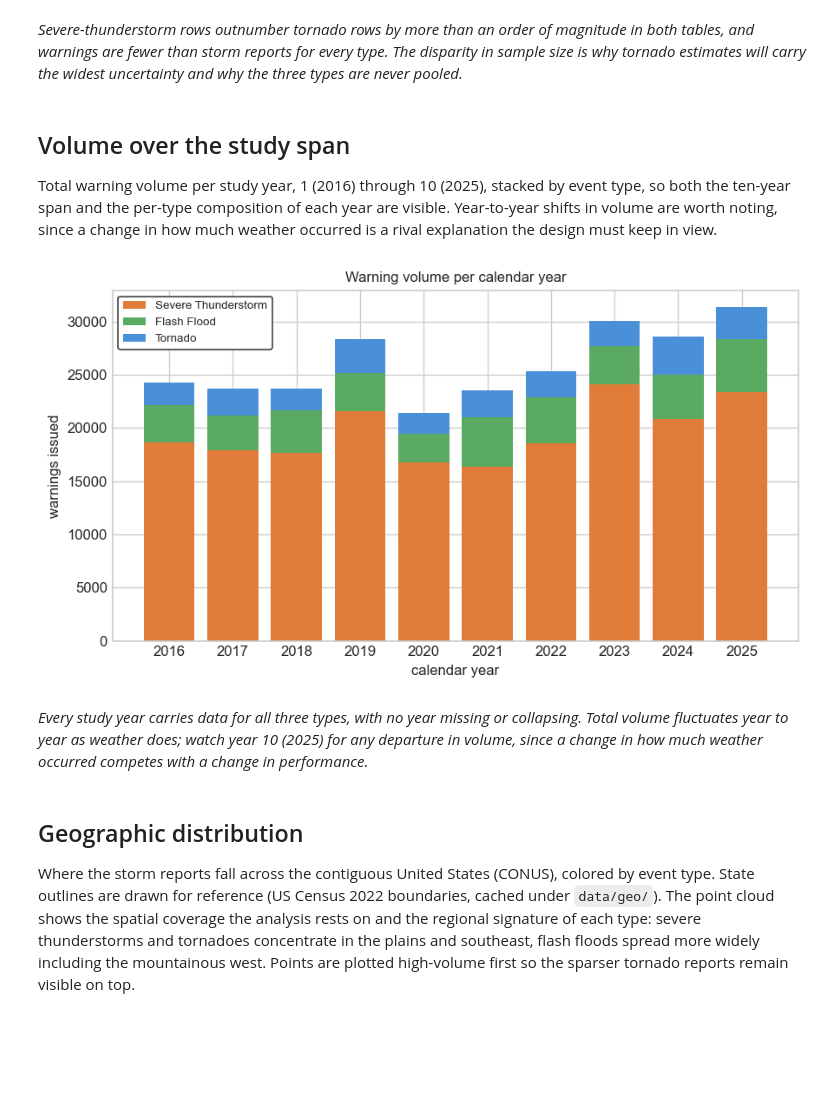
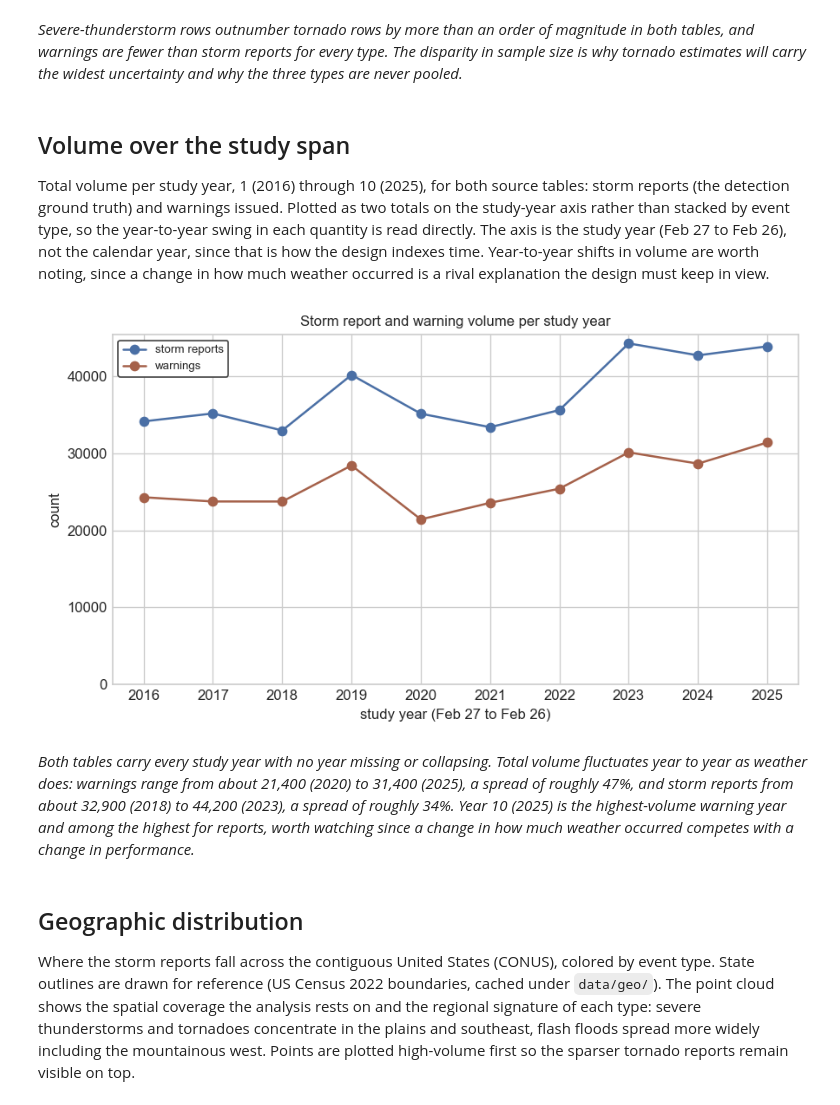
Before and after one commit to craig-rudman/MSDS692, a Jupyter notebook: notebooks/04_eda.ipynb, the cells around one changed output. Cells and saved outputs as stored; diff of their text form; code cells hidden in the pictures; blank space fills up the shorter version.

```diff
--- a/notebooks/04_eda.ipynb
+++ b/notebooks/04_eda.ipynb
@@ -154,33 +159,30 @@ plt.show()
 # %% [markdown]
 ## Volume over the study span
 
-Total warning volume per study year, 1 (2016) through 10 (2025), stacked by event type, so both the ten-year span and the per-type composition of each year are visible. Year-to-year shifts in volume are worth noting, since a change in how much weather occurred is a rival explanation the design must keep in view.
+Total volume per study year, 1 (2016) through 10 (2025), for both source tables: storm reports (the detection ground truth) and warnings issued. Plotted as two totals on the study-year axis rather than stacked by event type, so the year-to-year swing in each quantity is read directly. The axis is the study year (Feb 27 to Feb 26), not the calendar year, since that is how the design indexes time. Year-to-year shifts in volume are worth noting, since a change in how much weather occurred is a rival explanation the design must keep in view.
 # %%
-# Warnings per calendar year, stacked by event type.
-from src.analysis.constants import study_year_to_calendar
+# Total storm reports and warnings per study year, labelled with calendar years to
+# match every other figure (study year 1 = 2016, study year 10 = 2025).
+# Colors match the source-table-size figure above: reports #4a6fa5 (blue), warnings #a5614a (red).
+years = range(1, 11)
+cal_years = [y + 2015 for y in years]  # study year 1 -> 2016, ... study year 10 -> 2025
+report_totals = stormreports.groupby("study_year").size().reindex(years)
+warning_totals = events.groupby("study_year").size().reindex(years)
 
-def yearly_by_type(df, type_col):
-    """Counts per study_year x event type, columns ordered SV/FF/TO, years 1-10."""
-    return (df.groupby(["study_year", type_col]).size()
-              .unstack(type_col).reindex(index=range(1, 11), columns=EVENT_ORDER).fillna(0))
-
-counts = yearly_by_type(events, "phenomena")
-cal = study_year_to_calendar(counts.index)   # study years 1-10 -> calendar 2016-2025
 fig, ax = plt.subplots(figsize=(7.5, 4.2))
-bottom = np.zeros(len(counts))
-for t in EVENT_ORDER:
-    ax.bar(cal, counts[t], bottom=bottom, color=PHENOMENA_COLORS[t], label=PHENOMENA_LABELS[t])
-    bottom += counts[t].values
-ax.set_xticks(cal); ax.set_xlabel("calendar year")
-ax.set_ylabel("warnings issued"); ax.set_title("Warning volume per calendar year", fontsize=10)
+ax.plot(cal_years, report_totals.values, "-o", color="#4a6fa5", label="storm reports")
+ax.plot(cal_years, warning_totals.values, "-o", color="#a5614a", label="warnings")
+ax.set_xticks(cal_years); ax.set_xlabel("study year (Feb 27 to Feb 26)")
+ax.set_ylabel("count"); ax.set_ylim(bottom=0)
+ax.set_title("Storm report and warning volume per study year", fontsize=10)
 ax.legend(loc="best", **LEGEND_KW)
 fig.tight_layout()
 fig.savefig(IMG_DIR / "04_scope_byyear.png", dpi=120, bbox_inches="tight")
 plt.show()
 # %% [output]
-[figure, old version]
+[figure, new version]
 # %% [markdown]
-*Every study year carries data for all three types, with no year missing or collapsing. Total volume fluctuates year to year as weather does; watch year 10 (2025) for any departure in volume, since a change in how much weather occurred competes with a change in performance.*
+*Both tables carry every study year with no year missing or collapsing. Total volume fluctuates year to year as weather does: warnings range from about 21,400 (2020) to 31,400 (2025), a spread of roughly 47%, and storm reports from about 32,900 (2018) to 44,200 (2023), a spread of roughly 34%. Year 10 (2025) is the highest-volume warning year and among the highest for reports, worth watching since a change in how much weather occurred competes with a change in performance.*
 # %% [markdown]
 ## Geographic distribution
 
```
Also changed, not shown: parts of 6 cells of this notebook, 22 other files.
